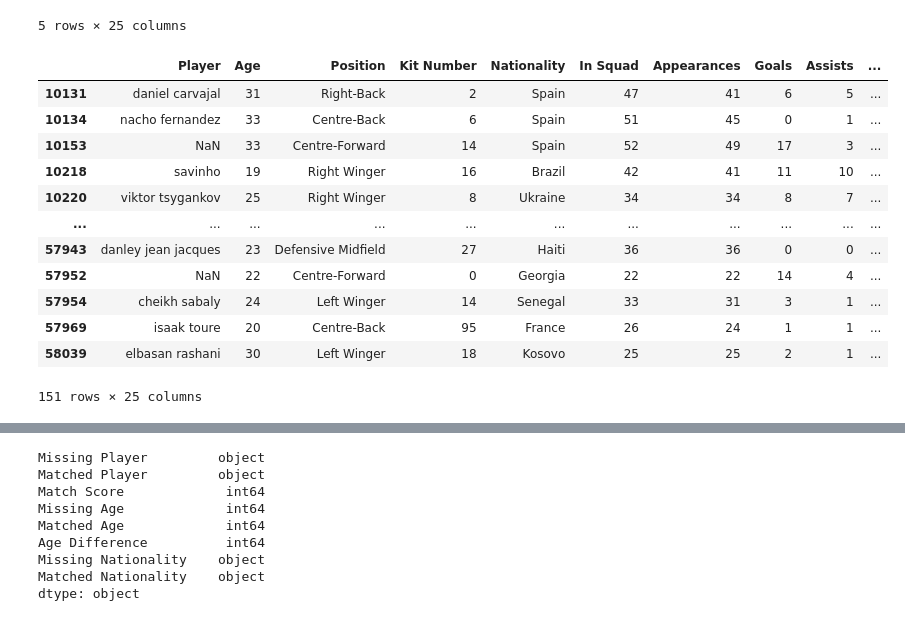
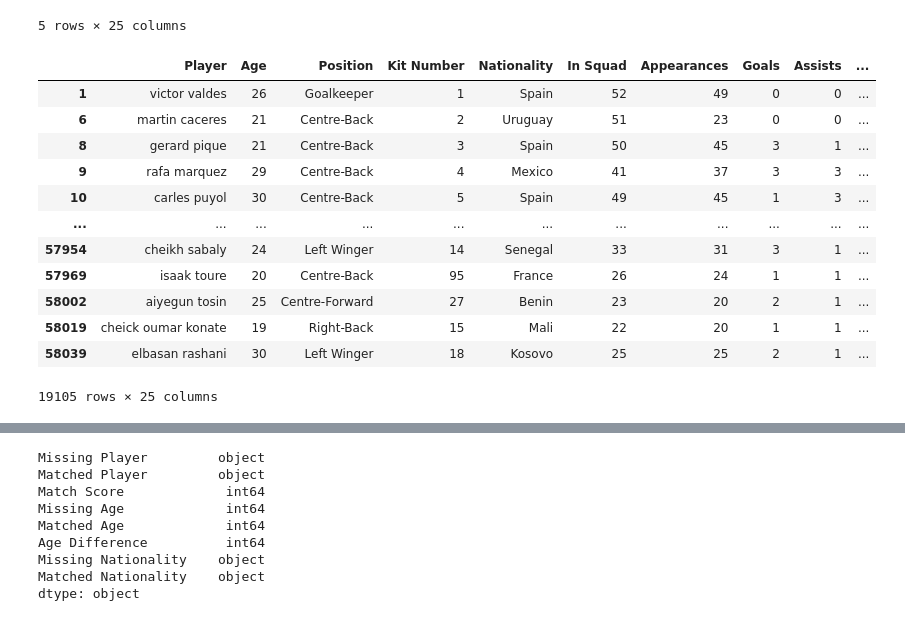
Before and after one commit to Ajaiah-D/Data-Mining-TOTY-Prediction, a Jupyter notebook: NewDataTest.ipynb, the cells around one changed output, grey strips where cells are left out. Saved outputs shown, nothing was run; the diff lists cells and outputs as text; code cells hidden in the pictures.

Commit message:
new data attempt

```diff
--- a/NewDataTest.ipynb
+++ b/NewDataTest.ipynb
@@ -23,5 +27,7 @@ from fuzzywuzzy import process
 # %%
 comprehensive_df = pd.read_csv('comprehensive_df.csv')
+comprehensive_df['Appearances'] = pd.to_numeric(comprehensive_df['Appearances'])
+comprehensive_df['Season'] = comprehensive_df['Season'].astype(str)
 # %%
 # Define the URL and headers
 url = 'https://fbref.com/en/comps/Big5/defense/players/Big-5-European-Leagues-Stats'
@@ -142,9 +144,9 @@ len(comprehensive_2023_2024)
 # %%
 # Filter comprehensive_df for the 2023/2024 season
-comprehensive_2023_2024 = comprehensive_df[comprehensive_df['Season'] == '2023/2024']
+comprehensive_copy = comprehensive_df[(comprehensive_df['Appearances'] > 15)]
 
 # Perform the comparison
-matched_players = df_players[df_players['Player Name'].isin(comprehensive_2023_2024['Player'])]
+matched_players = df_players[df_players['Player Name'].isin(comprehensive_copy['Player'])]
 
 # Display the matched players
 print("Matched players in 2023/2024 season:")
@@ -178,25 +184,22 @@ comprehensive_2023_2024.head()
 | 10123 | mario de luis | 21 | Goalkeeper | 0 | Spain | 3 | 0 | 0 | 0 | ... |
 5 rows × 25 columns
 # %%
-# Filter the DataFrame for the 2023/2024 season and players with more than 5 appearances
-comprehensive_2023_2024 = comprehensive_df[(comprehensive_df['Season'] == '2023/2024') & (comprehensive_df['Appearances'] > 20)]
-
 # Find players who are in comprehensive_2023_2024 but not in df_players
-missing_players = comprehensive_2023_2024[comprehensive_2023_2024['Player'].apply(lambda x: x not in df_players['Player Name'].values)]
+missing_players = comprehensive_copy[comprehensive_copy['Player'].apply(lambda x: x not in final_df['Player Name'].values)]
 
 # Display the missing players along with their other attributes
 missing_players
 # %% [output]
 |  | Player | Age | Position | Kit Number | Nationality | In Squad | Appearances | Goals | Assists | ... |
-| 10131 | daniel carvajal | 31 | Right-Back | 2 | Spain | 47 | 41 | 6 | 5 | ... |
-| 10134 | nacho fernandez | 33 | Centre-Back | 6 | Spain | 51 | 45 | 0 | 1 | ... |
-| 10153 | NaN | 33 | Centre-Forward | 14 | Spain | 52 | 49 | 17 | 3 | ... |
-| 10218 | savinho | 19 | Right Winger | 16 | Brazil | 42 | 41 | 11 | 10 | ... |
-| 10220 | viktor tsygankov | 25 | Right Winger | 8 | Ukraine | 34 | 34 | 8 | 7 | ... |
+| 1 | victor valdes | 26 | Goalkeeper | 1 | Spain | 52 | 49 | 0 | 0 | ... |
+| 6 | martin caceres | 21 | Centre-Back | 2 | Uruguay | 51 | 23 | 0 | 0 | ... |
+| 8 | gerard pique | 21 | Centre-Back | 3 | Spain | 50 | 45 | 3 | 1 | ... |
+| 9 | rafa marquez | 29 | Centre-Back | 4 | Mexico | 41 | 37 | 3 | 3 | ... |
+| 10 | carles puyol | 30 | Centre-Back | 5 | Spain | 49 | 45 | 1 | 3 | ... |
 | ... | ... | ... | ... | ... | ... | ... | ... | ... | ... | ... |
-| 57943 | danley jean jacques | 23 | Defensive Midfield | 27 | Haiti | 36 | 36 | 0 | 0 | ... |
-| 57952 | NaN | 22 | Centre-Forward | 0 | Georgia | 22 | 22 | 14 | 4 | ... |
 | 57954 | cheikh sabaly | 24 | Left Winger | 14 | Senegal | 33 | 31 | 3 | 1 | ... |
 | 57969 | isaak toure | 20 | Centre-Back | 95 | France | 26 | 24 | 1 | 1 | ... |
+| 58002 | aiyegun tosin | 25 | Centre-Forward | 27 | Benin | 23 | 20 | 2 | 1 | ... |
+| 58019 | cheick oumar konate | 19 | Right-Back | 15 | Mali | 22 | 20 | 1 | 1 | ... |
 | 58039 | elbasan rashani | 30 | Left Winger | 18 | Kosovo | 25 | 25 | 2 | 1 | ... |
-151 rows × 25 columns
+19105 rows × 25 columns
```
Also changed, not shown: parts of 19 cells of this notebook.
